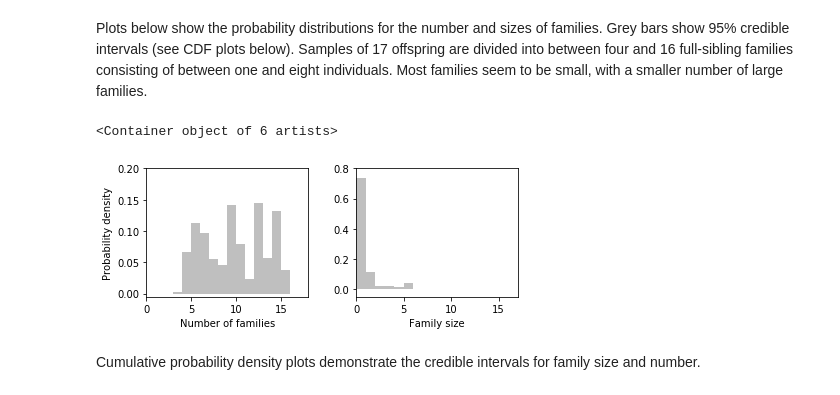
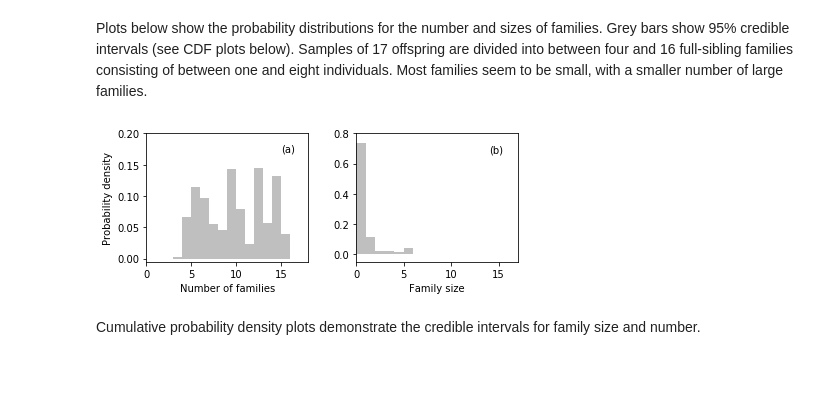
Before and after one commit to ellisztamas/faps, a Jupyter notebook: manuscript_faps/analysis/A. majus data for 2012.ipynb, the cells around one changed output. Drawn from its saved outputs; the diff is of its cells as text; code cells hidden in the pictures.

```diff
--- a/manuscript_faps/analysis/A. majus data for 2012.ipynb
+++ b/manuscript_faps/analysis/A. majus data for 2012.ipynb
@@ -474,37 +472,39 @@ Completed in 3.75772094727 seconds.
 # %% [markdown]
 Calculate probability distributions for family size and number of families for each array.
 # %%
-nfamilies = [sc[i].nfamilies() for i in px]
+nfamilies = [i.nfamilies() for i in sc]
 nfamilies = np.array(nfamilies)
 
-famsize = [sc[i].family_size() for i in px]
+famsize = [i.family_size() for i in sc]
 famsize = np.array(famsize)
 # %% [markdown]
 Plots below show the probability distributions for the number and sizes of families. Grey bars show 95% credible intervals (see CDF plots below). Samples of 17 offspring are divided into between four and 16 full-sibling families consisting of between one and eight individuals. Most families seem to be small, with a smaller number of large families.
 # %%
 fig = plt.figure(figsize=(16.9/2.54, 6/2.54))
 fig.subplots_adjust(wspace=0.3, hspace=0.1)
 
 nf = fig.add_subplot(1,2,1)
 nf.set_ylabel('Probability density')
 nf.set_xlabel('Number of families')
 nf.set_ylim(-0.005,0.2)
 nf.set_xlim(0,18)
 nf.bar(np.arange(0.5,17.5), nfamilies.sum(0)/nfamilies.sum(), color='1', width=1)
 nf.bar(np.arange(3.5,16.5), (nfamilies.sum(0)/nfamilies.sum())[3:16], color='0.75', width=1)
+nf.annotate('(a)', xy=[2,0.19], xytext=[15,0.17])
+
 
 fs = fig.add_subplot(1,2,2)
 fs.set_xlabel('Family size')
 #fs.set_ylabel('Probability density')
 fs.set_ylim(-0.05,0.8)
 fs.set_xlim(0,17)
 fs.bar(np.arange(0.5,17.5), famsize.sum(0)/famsize.sum(), color='1', width=1)
 fs.bar(np.arange(0.5,6.5), (famsize.sum(0)/famsize.sum())[:6], color='0.75', width=1)
+fs.annotate('(b)', xy=[2,0.19], xytext=[14,0.67])
 
-#plt.savefig('../figures/amajus_family_sizes.eps', bbox_inches='tight', pad_inches=0.1)
+plt.savefig('../figures/amajus_family_sizes.eps', bbox_inches='tight', pad_inches=0.1)
 # %% [output]
-<Container object of 6 artists>
-[figure, old version]
+[figure, new version]
 # %% [markdown]
 Cumulative probability density plots demonstrate the credible intervals for family size and number.
 # %%
```
Also changed, not shown: parts of 5 cells of this notebook, 2 other files.
